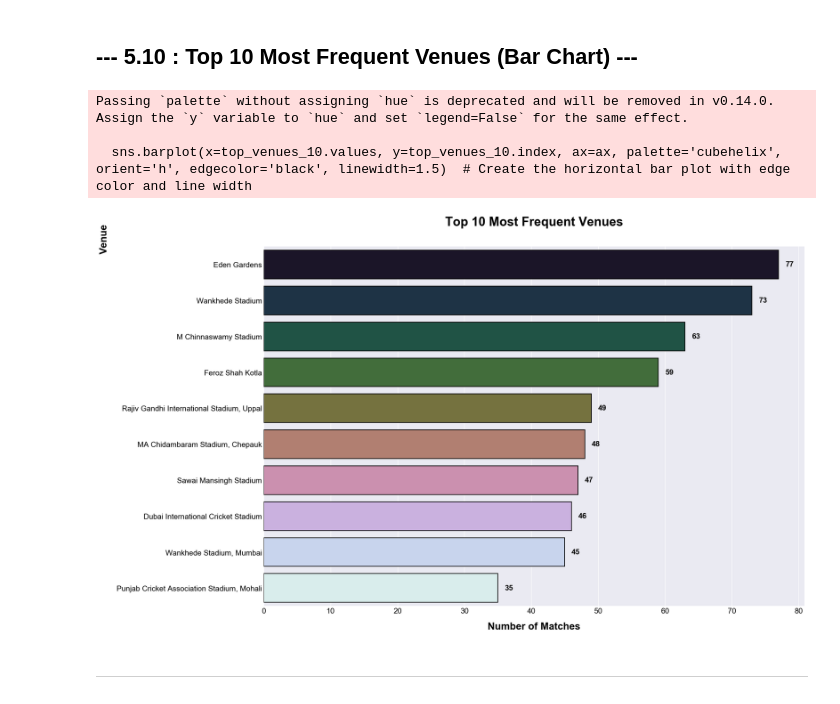
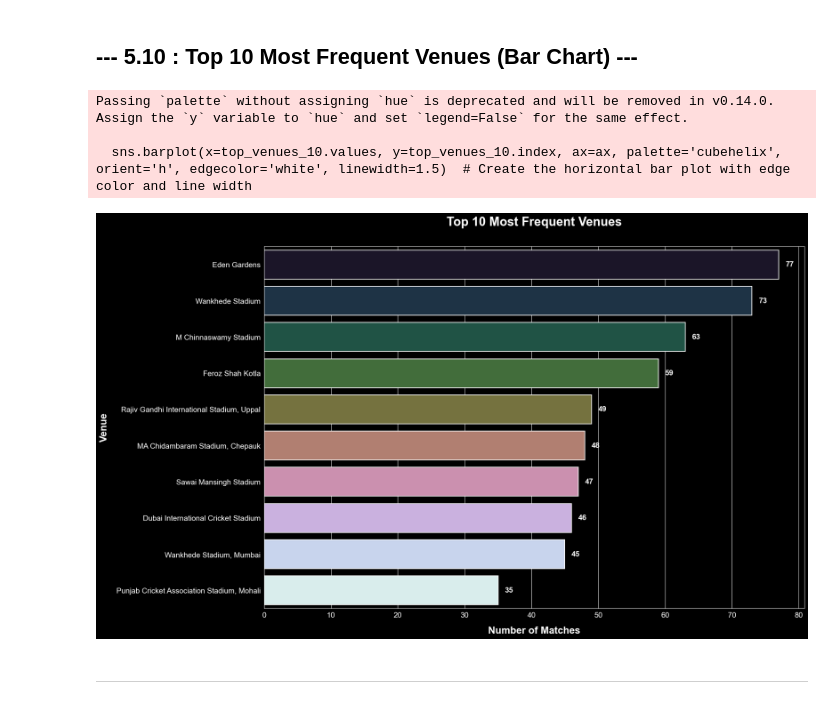
Before and after one commit to Sahil2055/Indian-Premier-League-IPL-Cricket-Match-Analysis, a Jupyter notebook: notebooks/IPL_Analysis_Notebook.ipynb, the cells around one changed output. Drawn from its saved outputs; the diff is of its cells as text; code cells hidden in the pictures.

```diff
--- a/notebooks/IPL_Analysis_Notebook.ipynb
+++ b/notebooks/IPL_Analysis_Notebook.ipynb
@@ -885,7 +885,7 @@ ax.set_ylim(0, 60)  # Set y-axis limits for better visualization
 # Annotate each bar with the exact win percentage
 for i in ax.patches: # Loop through each bar in the bar plot
     ax.text(i.get_x() + i.get_width() / 2, i.get_height() + 1, f"{i.get_height():.1f}%",
-            fontsize=18, color='black', ha='center', weight='bold', va='bottom') # Position the text above each bar
+            fontsize=18, color='white', ha='center', weight='bold', va='bottom') # Position the text above each bar
 
 
 plt.tight_layout() # Adjust layout to prevent clipping of labels
@@ -915,7 +915,7 @@ ax.tick_params(axis='both', which='major', labelsize=15)  # Set tick parameters
 
 # Annotate each bar with the exact number of awards
 for i, v in enumerate(top_potm.values): # Loop through each bar
-    ax.text(v + 0.2, i, str(v), color='black', va='center', fontsize=15, weight='bold') # Position the text at the end of each bar
+    ax.text(v + 0.2, i, str(v), color='white', va='center', fontsize=15, weight='bold') # Position the text at the end of each bar
 
 
 plt.tight_layout()  # Adjust layout to prevent clipping of labels
@@ -936,16 +936,16 @@ Passing `palette` without assigning `hue` is deprecated and will be removed in v
 
 fig, ax = plt.subplots(figsize=(20, 12))  # Create a new figure and axis for the plot
 top_scorers_10 = merged_df.groupby('batter')['batsman_runs'].sum().sort_values(ascending=False).head(10)  # Get the top 10 run scorers
-sns.barplot(x=top_scorers_10.values, y=top_scorers_10.index, ax=ax, palette='cividis', orient='h', edgecolor='black')  # Create the horizontal bar plot with edge color
-ax.set_title('Top 10 Run Scorers in IPL History', fontsize=25, pad=20, weight='bold', color='black')  # Set the title with custom font size and padding
-ax.set_xlabel('Total Runs', fontsize=20, labelpad=15, weight='bold', color='black')  # Set the x-axis label with custom font size and padding
-ax.set_ylabel('Batter', fontsize=20, labelpad=15, weight='bold', color='black')  # Set the y-axis label with custom font size and padding
-ax.tick_params(axis='both', which='major', labelsize=15, colors='black')  # Set tick parameters for better readability
+sns.barplot(x=top_scorers_10.values, y=top_scorers_10.index, ax=ax, palette='cividis', orient='h', edgecolor='white')  # Create the horizontal bar plot with edge color
+ax.set_title('Top 10 Run Scorers in IPL History', fontsize=25, pad=20, weight='bold', color='white')  # Set the title with custom font size and padding
+ax.set_xlabel('Total Runs', fontsize=20, labelpad=15, weight='bold', color='white')  # Set the x-axis label with custom font size and padding
+ax.set_ylabel('Batter', fontsize=20, labelpad=15, weight='bold', color='white')  # Set the y-axis label with custom font size and padding
+ax.tick_params(axis='both', which='major', labelsize=15, colors='white')  # Set tick parameters for better readability
 
 
 # Annotate each bar with the exact number of runs
 for i, v in enumerate(top_scorers_10.values):  # Loop through each bar
-    ax.text(v + 50, i, str(v), color='black', va='center', fontsize=15, weight='bold')  # Position the text at the end of each bar
+    ax.text(v + 50, i, str(v), color='white', va='center', fontsize=15, weight='bold')  # Position the text at the end of each bar
 
 
 plt.tight_layout() # Adjust layout to prevent clipping of labels
@@ -970,16 +970,16 @@ fig, ax = plt.subplots(figsize=(20, 12))    # Create a new figure and axis for t
 wicket_types_to_exclude = ['run out', 'retired hurt', 'obstructing the field']  # Exclude non-bowler wicket types
 wickets = merged_df[~merged_df['dismissal_kind'].isin(wicket_types_to_exclude) & (merged_df['is_wicket'] == 1)] # Filter for valid bowler wickets
 top_bowlers_10 = wickets.groupby('bowler')['is_wicket'].sum().sort_values(ascending=False).head(10) # Get the top 10 wicket takers
-sns.barplot(x=top_bowlers_10.values, y=top_bowlers_10.index, ax=ax, palette='rocket', orient='h', edgecolor='black', linewidth=1.5)  # Create the horizontal bar plot with edge color and line width
-ax.set_title('Top 10 Wicket Takers in IPL History', fontsize=25, pad=20, weight='bold', color='black')  # Set the title with custom font size and padding
-ax.set_xlabel('Total Wickets', fontsize=20, labelpad=15, weight='bold', color='black')  # Set the x-axis label with custom font size and padding
-ax.set_ylabel('Bowler', fontsize=20, labelpad=15, weight='bold', color='black')  # Set the y-axis label with custom font size and padding
-ax.tick_params(axis='both', which='major', labelsize=15, colors='black')  # Set tick parameters for better readability
+sns.barplot(x=top_bowlers_10.values, y=top_bowlers_10.index, ax=ax, palette='rocket', orient='h', edgecolor='white', linewidth=1.5)  # Create the horizontal bar plot with edge color and line width
+ax.set_title('Top 10 Wicket Takers in IPL History', fontsize=25, pad=20, weight='bold', color='white')  # Set the title with custom font size and padding
+ax.set_xlabel('Total Wickets', fontsize=20, labelpad=15, weight='bold', color='white')  # Set the x-axis label with custom font size and padding
+ax.set_ylabel('Bowler', fontsize=20, labelpad=15, weight='bold', color='white')  # Set the y-axis label with custom font size and padding
+ax.tick_params(axis='both', which='major', labelsize=15, colors='white')  # Set tick parameters for better readability
 
 
 # Annotate each bar with the exact number of wickets
 for i, v in enumerate(top_bowlers_10.values):  # Loop through each bar
-    ax.text(v + 1, i, str(v), color='black', va='center', fontsize=15, weight='bold')  # Position the text at the end of each bar
+    ax.text(v + 1, i, str(v), color='white', va='center', fontsize=15, weight='bold')  # Position the text at the end of each bar
 
 
 plt.tight_layout()  # Adjust layout to prevent clipping of labels
@@ -1056,31 +1056,31 @@ plt.show()  # Display the plot
 # %%
 # Create a horizontal bar chart showing the top 10 venues by number of matches played
 # This visualization highlights the most popular venues in IPL history
 
 fig, ax = plt.subplots(figsize=(20, 12))    # Create a new figure and axis for the plot
 top_venues_10 = matches_df['venue'].value_counts().head(10) # Get the top 10 venues by number of matches played
-sns.barplot(x=top_venues_10.values, y=top_venues_10.index, ax=ax, palette='cubehelix', orient='h', edgecolor='black', linewidth=1.5)  # Create the horizontal bar plot with edge color and line width
-ax.set_title('Top 10 Most Frequent Venues', fontsize=25, pad=20, weight='bold', color='black', y=1.03)  # Set the title with custom font size and padding
-ax.set_xlabel('Number of Matches', fontsize=20, labelpad=15, weight='bold', color='black')  # Set the x-axis label with custom font size and padding
-ax.set_ylabel('Venue', fontsize=20, labelpad=15, weight='bold', color='black', y=1.02)  # Set the y-axis label with custom font size and padding
-ax.tick_params(axis='both', which='major', labelsize=15, colors='black', rotation=0, labelrotation=0, labelbottom=True)  # Set tick parameters for better readability
+sns.barplot(x=top_venues_10.values, y=top_venues_10.index, ax=ax, palette='cubehelix', orient='h', edgecolor='white', linewidth=1.5)  # Create the horizontal bar plot with edge color and line width
+ax.set_title('Top 10 Most Frequent Venues', fontsize=25, pad=20, weight='bold', color='white', y=1.03)  # Set the title with custom font size and padding
+ax.set_xlabel('Number of Matches', fontsize=20, labelpad=15, weight='bold', color='white')  # Set the x-axis label with custom font size and padding
+ax.set_ylabel('Venue', fontsize=20, labelpad=15, weight='bold', color='white')  # Set the y-axis label with custom font size and padding
+ax.tick_params(axis='both', which='major', labelsize=15, colors='white', rotation=0, labelrotation=0, labelbottom=True)  # Set tick parameters for better readability
 
 
 # Annotate each bar with the exact number of matches
 for i, v in enumerate(top_venues_10.values):  # Loop through each bar
-    ax.text(v + 1, i, str(v), color='black', va='center', fontsize=15, weight='bold')  # Position the text at the end of each bar
+    ax.text(v + 1, i, str(v), color='white', va='center', fontsize=15, weight='bold')  # Position the text at the end of each bar
 
 
 plt.tight_layout()  # Adjust layout to prevent clipping of labels
 
 plt.savefig(os.path.join(viz_dir, '10_top_venues.png'))  # Save the figure with the specified path
 
 plt.show()  # Display the plot
 # %% [output]
 Passing `palette` without assigning `hue` is deprecated and will be removed in v0.14.0. Assign the `y` variable to `hue` and set `legend=False` for the same effect.
 
-  sns.barplot(x=top_venues_10.values, y=top_venues_10.index, ax=ax, palette='cubehelix', orient='h', edgecolor='black', linewidth=1.5)  # Create the horizontal bar plot with edge color and line width
+  sns.barplot(x=top_venues_10.values, y=top_venues_10.index, ax=ax, palette='cubehelix', orient='h', edgecolor='white', linewidth=1.5)  # Create the horizontal bar plot with edge color and line width
-[figure, old version]
+[figure, new version]
 # %% [markdown]
 #
 ---
```
Also changed, not shown: parts of 17 cells of this notebook, 15 other files.
